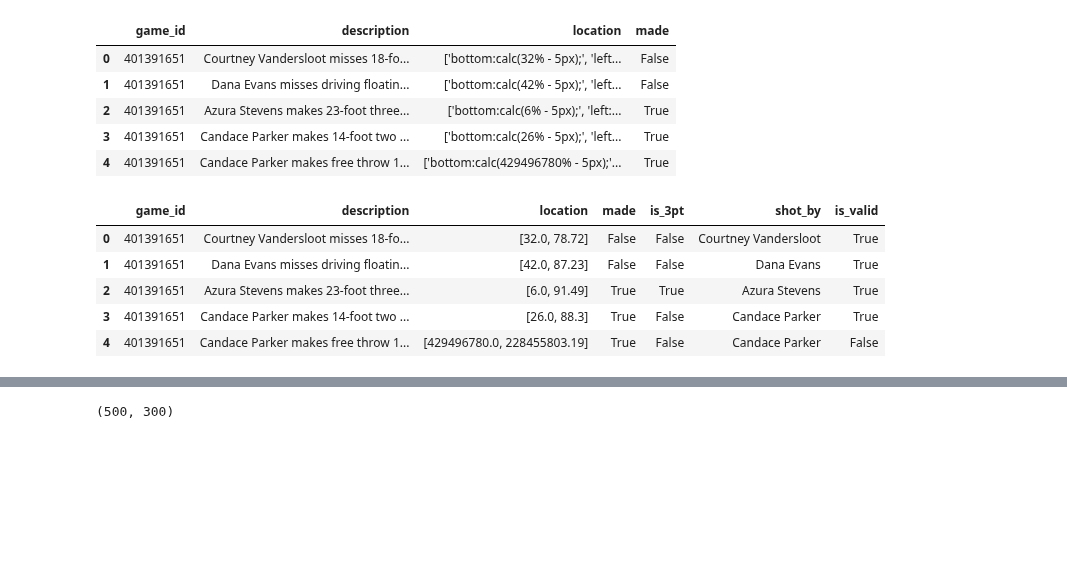
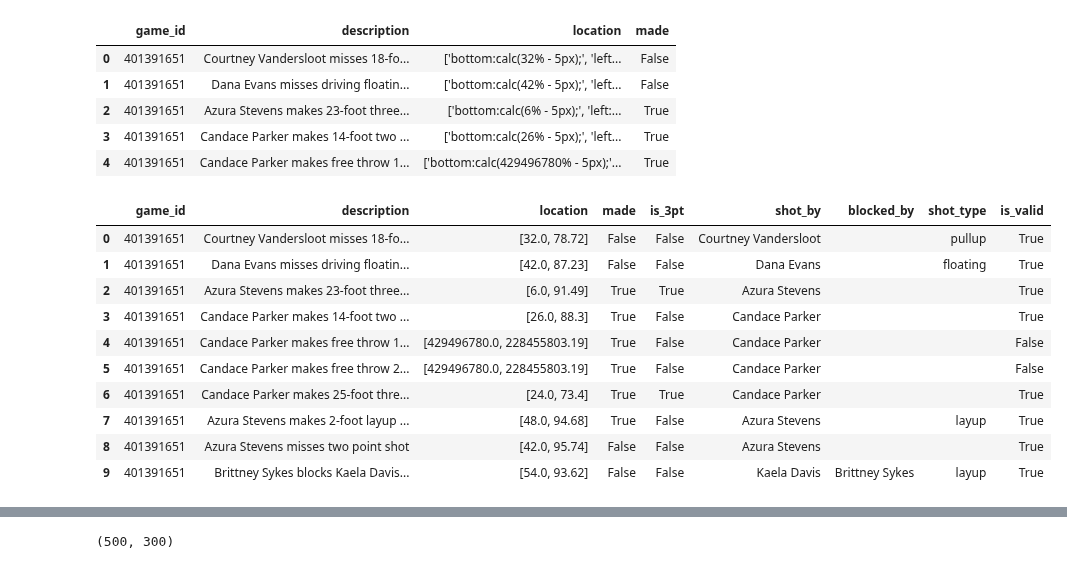
Before and after one commit to dpasse/monte, a Jupyter notebook: workspace/wncaa/teams.ipynb, the cells around one changed output, grey strips where cells are left out. Drawn from its saved outputs; the diff is of its cells as text; code cells hidden in the pictures; blank space fills up the shorter version.

Commit message:
pull more info from description

```diff
--- a/workspace/wncaa/teams.ipynb
+++ b/workspace/wncaa/teams.ipynb
@@ -289,31 +291,66 @@ df['is_3pt'] = df.description.map(is_3pt)
 
 def who_shot(row):
     match = re.search(r'^([a-z]+[\s-]+)+(?=makes|misses)', row, flags=re.IGNORECASE)
+    if match is not None:
+        return match.group().strip()
+
+    match = re.search(r'blocks\s+([a-z]+[\s-]+)+?(?=\'s)', row, flags=re.IGNORECASE)
+    if match is None:
+        return ''
+
+    return re.sub(r'^blocks\s+', '', match.group()).strip()
+
+def who_blocked(row):
+    match = re.search(r'^([a-z]+[\s-]+)+(?=blocks)', row, flags=re.IGNORECASE)
     if match is None:
         return ''
 
     return match.group().strip()
 
+def distance(row):
+    match = re.search(r'(\d+)[\s-]+foot', row, flags=re.IGNORECASE)
+    if match is None:
+        return ''
+
+    return match.group(1).strip()
+
+def shot(row):
+    match = re.search(r'(pullup|floating)\s+jump', row)
+    if match is None:
+        match = re.search(r'(layup)', row)
+
+    if match is None:
+        return ''
+
+    return match.group(1).strip()
+
 df['shot_by'] = df.description.map(who_shot)
+df['blocked_by'] = df.description.map(who_blocked)
+df['shot_type'] = df.description.map(shot)
 # %%
 def parse(loc):
   locations = list(map(float, re.findall(r'calc\(([\d.]+)%', ' '.join(loc))))
   if len(locations) != 2:
     return [-1, -1]
 
   return locations
 
 def is_valid(loc):
   return not any(list(map(lambda a: a > 100 or a < 0, loc)))
 
 df.location = df.location.map(eval).map(parse)
 df['is_valid'] = df.location.map(is_valid)
 
-df.head()
+df.head(n=10)
 # %% [output]
-|  | game_id | description | location | made | is_3pt | shot_by | is_valid |
-| 0 | 401391651 | Courtney Vandersloot misses 18-fo... | [32.0, 78.72] | False | False | Courtney Vandersloot | True |
-| 1 | 401391651 | Dana Evans misses driving floatin... | [42.0, 87.23] | False | False | Dana Evans | True |
-| 2 | 401391651 | Azura Stevens makes 23-foot three... | [6.0, 91.49] | True | True | Azura Stevens | True |
-| 3 | 401391651 | Candace Parker makes 14-foot two ... | [26.0, 88.3] | True | False | Candace Parker | True |
-| 4 | 401391651 | Candace Parker makes free throw 1... | [429496780.0, 228455803.19] | True | False | Candace Parker | False |
+|  | game_id | description | location | made | is_3pt | shot_by | blocked_by | shot_type | is_valid |
+| 0 | 401391651 | Courtney Vandersloot misses 18-fo... | [32.0, 78.72] | False | False | Courtney Vandersloot |  | pullup | True |
+| 1 | 401391651 | Dana Evans misses driving floatin... | [42.0, 87.23] | False | False | Dana Evans |  | floating | True |
+| 2 | 401391651 | Azura Stevens makes 23-foot three... | [6.0, 91.49] | True | True | Azura Stevens |  |  | True |
+| 3 | 401391651 | Candace Parker makes 14-foot two ... | [26.0, 88.3] | True | False | Candace Parker |  |  | True |
+| 4 | 401391651 | Candace Parker makes free throw 1... | [429496780.0, 228455803.19] | True | False | Candace Parker |  |  | False |
+| 5 | 401391651 | Candace Parker makes free throw 2... | [429496780.0, 228455803.19] | True | False | Candace Parker |  |  | False |
+| 6 | 401391651 | Candace Parker makes 25-foot thre... | [24.0, 73.4] | True | True | Candace Parker |  |  | True |
+| 7 | 401391651 | Azura Stevens makes 2-foot layup ... | [48.0, 94.68] | True | False | Azura Stevens |  | layup | True |
+| 8 | 401391651 | Azura Stevens misses two point shot | [42.0, 95.74] | False | False | Azura Stevens |  |  | True |
+| 9 | 401391651 | Brittney Sykes blocks Kaela Davis... | [54.0, 93.62] | False | False | Kaela Davis | Brittney Sykes | layup | True |
```
Also changed, not shown: parts of 7 cells of this notebook.
